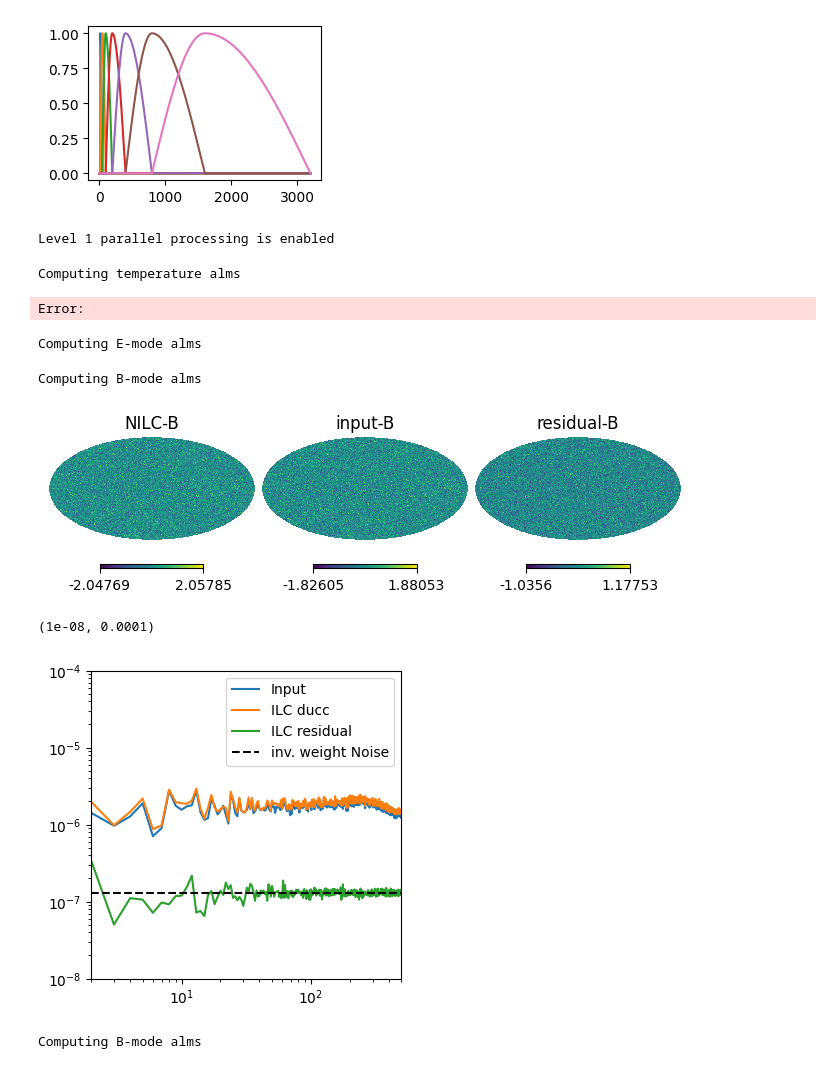
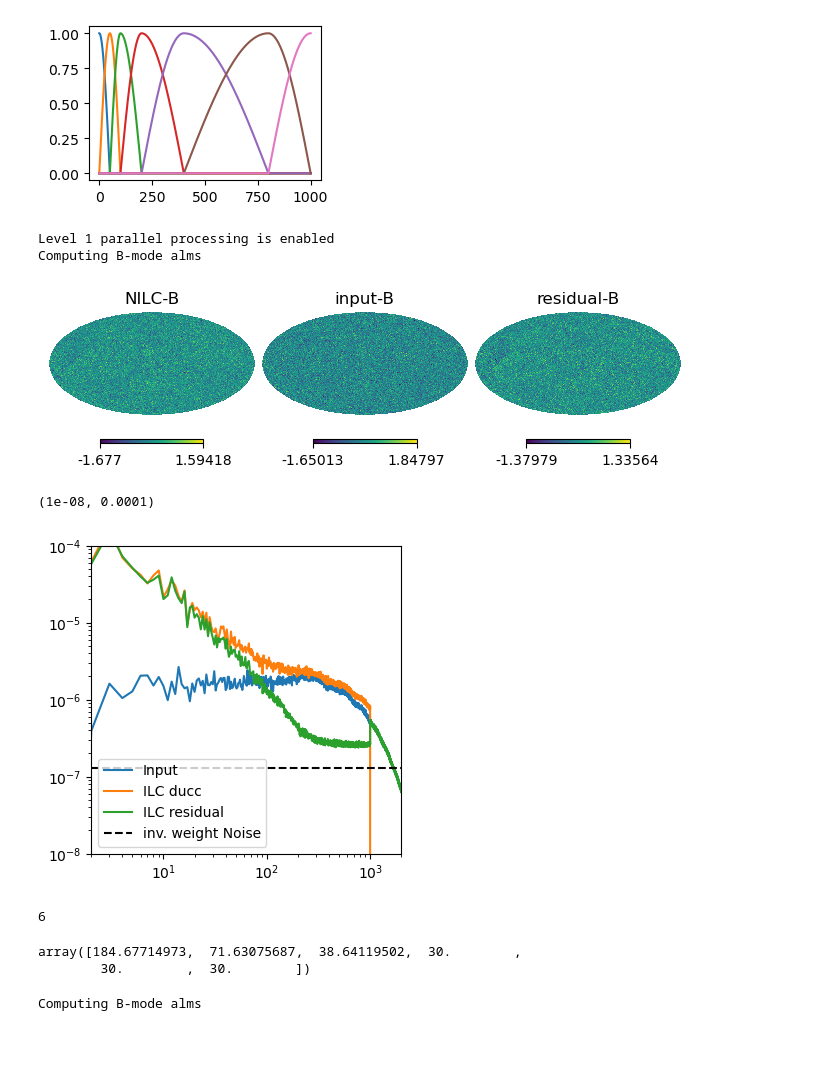
Before and after one commit to antolonappan/PyNILC, a Jupyter notebook: examples/nilc.ipynb, the cells around one changed output. Saved outputs shown, nothing was run; the diff lists cells and outputs as text; code cells hidden in the pictures; blank space fills up the shorter version.

```diff
--- a/examples/nilc.ipynb
+++ b/examples/nilc.ipynb
@@ -49,7 +49,7 @@ def sky_map_wofg(freqs, fwhm, nlev_p, nside):
         maps.append(signal + noise)
     return maps
 # %%
-sky_maps = sky_map_wofg(freqs, fwhm, nlev_p, nside)
+sky_maps = sky_map_wfg(freqs, fwhm, nlev_p, nside)
 # %%
 sys.path.append('../')
 # %%
@@ -59,33 +59,13 @@ from pynilc.nilc import NILC
 from pynilc.needlets import NeedletTransform
 from pynilc.sht import HealpixDUCC
 # %%
-bandcenters = np.array([20, 50, 100, 200, 400, 800, 1600, 3200,4096])
-nfilters = NeedletTransform.CosineNeedlet(bandcenters)[:-1]
+bandcenters = np.array([0, 50, 100, 200, 400, 800, 1000])
+nfilters = NeedletTransform.CosineNeedlet(bandcenters)
 # %%
 plt.figure(figsize=(3,2))
 for i in range(len(nfilters)):
     plt.plot(nfilters[i])
 # %% [output]
-[figure, old version]
+[figure, new version]
-# %%
-#nilc_hp = NILC(freqs, fwhm, nfilters, backend='healpy')
-nilc_dc = NILC(freqs, fwhm, nfilters, backend='ducc', nside=nside)
-# %% [output]
-Level 1 parallel processing is enabled
-# %%
-ilc_map_dc, ilc_weights_dc = nilc_dc.component_separation(sky_maps,field=0)
-# %% [output]
-Computing temperature alms
-Error:
-# %%
-nilc_dc = NILC(freqs, fwhm, nfilters, backend='ducc', nside=nside)
-ilc_emap_dc, ilc_weights_dc = nilc_dc.component_separation(sky_maps,field=1)
-# %% [output]
-Computing E-mode alms
-# %%
-nilc_dc = NILC(freqs, fwhm, nfilters, backend='ducc', nside=nside)
-ilc_bmap_dc, ilc_weights_dc = nilc_dc.component_separation(sky_maps,field=2)
-# %% [output]
-Computing B-mode alms
 # %%
 Bmap = hp.alm2map(hp.map2alm(cmb_map)[2], nside=nside)
@@ -92,9 +80,15 @@ Bmap = hp.alm2map(hp.map2alm(cmb_map)[2], nside=nside)
+# %%
+nilc_dc = NILC(freqs, fwhm, nfilters, backend='ducc', nside=nside,required_num_modes=500)
+ilc_bmap_dc, ilc_weights_dc = nilc_dc.component_separation(sky_maps,field=2)
+# %% [output]
+Level 1 parallel processing is enabled
+Computing B-mode alms
 # %%
-hp.mollview(ilc_map_dc, title='NILC-B',sub=(1,3,1))
+hp.mollview(ilc_bmap_dc, title='NILC-B',sub=(1,3,1))
 hp.mollview(Bmap, title='input-B',sub=(1,3,2))
-hp.mollview(ilc_map_dc-Bmap, title='residual-B',sub=(1,3,3))
+hp.mollview(ilc_bmap_dc-Bmap, title='residual-B',sub=(1,3,3))
 # %% [output]
-[figure, old version]
+[figure, new version]
 # %%
 def arc2cl(arc):
     return np.radians(arc/60)**2
@@ -102,3 +96,5 @@ def cl2arc(cl):
     return np.rad2deg(np.sqrt(cl))*60
 def noise(arr):
     return cl2arc(1/sum(1/arc2cl(arr)))
+# %%
+cl = hp.anafast(ilc_bmap_dc)
@@ -105,16 +103,25 @@ def noise(arr):
 # %%
 plt.figure(figsize=(4,4))
 plt.loglog(hp.anafast(Bmap), label='Input')
-plt.loglog(hp.anafast(ilc_map_dc), label='ILC ducc')
-plt.loglog(hp.anafast(Bmap-ilc_map_dc), label='ILC residual')
+plt.loglog(cl, label='ILC ducc')
+plt.loglog(hp.anafast(Bmap-ilc_bmap_dc), label='ILC residual')
 plt.axhline(arc2cl(noise(nlev_p)), color='k', ls='--', label='inv. weight Noise')
 plt.loglog()
 plt.legend()
-plt.xlim(2, 500)
+plt.xlim(2, 2000)
 plt.ylim(1e-8, 1e-4)
 # %% [output]
 (1e-08, 0.0001)
-[figure, old version]
+[figure, new version]
+# %%
+nilc_dc.num_needlets
+# %% [output]
+6
+# %%
+nilc_dc.fwhm
+# %% [output]
+array([184.67714973,  71.63075687,  38.64119502,  30.        ,
+        30.        ,  30.        ])
 # %%
 noise_maps = []
 for i in range(len(freqs)):
```
Also changed, not shown: parts of 9 cells of this notebook, 1 other file.
